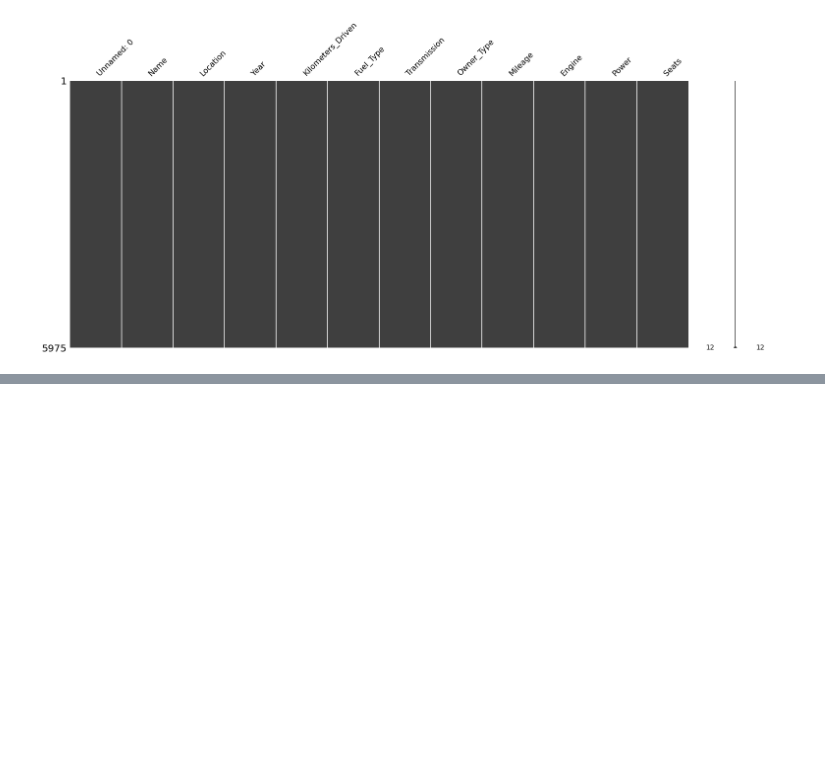
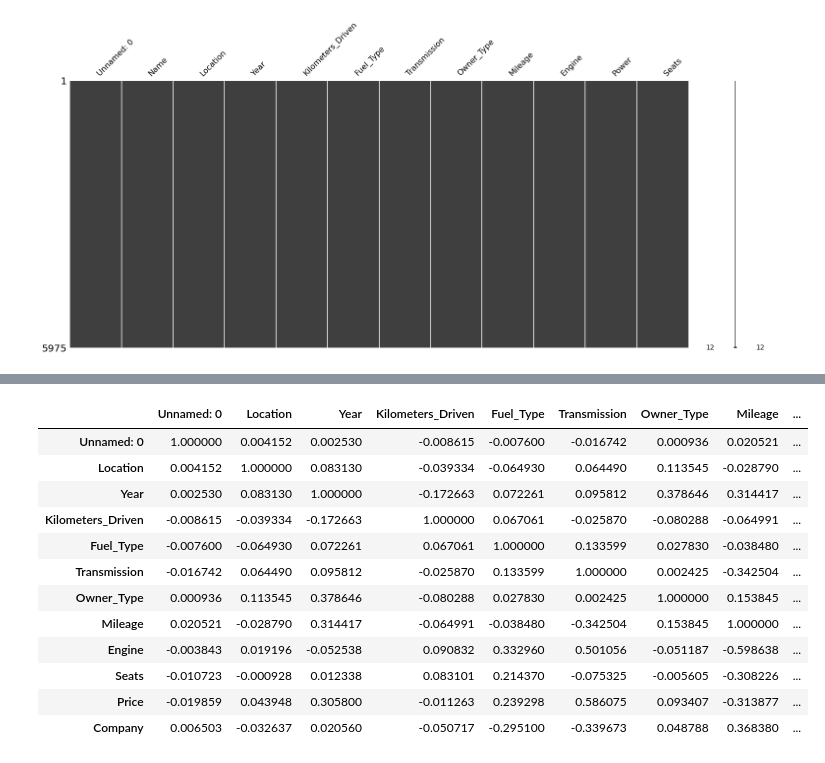
Before and after one commit to PrabhakaranD/used-car-price-prediction, a Jupyter notebook: Used_car_price_prediction.ipynb, the cells around one changed output, grey strips where cells are left out. Saved outputs shown, nothing was run; the diff lists cells and outputs as text; code cells hidden in the pictures; blank space fills up the shorter version.

```diff
--- a/Used_car_price_prediction.ipynb
+++ b/Used_car_price_prediction.ipynb
@@ -148,0 +254,16 @@ X['Seats'] = X['Seats'].astype('int')
+# %%
+X.corr()
+# %% [output]
+|  | Unnamed: 0 | Location | Year | Kilometers_Driven | Fuel_Type | Transmission | Owner_Type | Mileage | ... |
+| Unnamed: 0 | 1.000000 | 0.004152 | 0.002530 | -0.008615 | -0.007600 | -0.016742 | 0.000936 | 0.020521 | ... |
+| Location | 0.004152 | 1.000000 | 0.083130 | -0.039334 | -0.064930 | 0.064490 | 0.113545 | -0.028790 | ... |
+| Year | 0.002530 | 0.083130 | 1.000000 | -0.172663 | 0.072261 | 0.095812 | 0.378646 | 0.314417 | ... |
+| Kilometers_Driven | -0.008615 | -0.039334 | -0.172663 | 1.000000 | 0.067061 | -0.025870 | -0.080288 | -0.064991 | ... |
+| Fuel_Type | -0.007600 | -0.064930 | 0.072261 | 0.067061 | 1.000000 | 0.133599 | 0.027830 | -0.038480 | ... |
+| Transmission | -0.016742 | 0.064490 | 0.095812 | -0.025870 | 0.133599 | 1.000000 | 0.002425 | -0.342504 | ... |
+| Owner_Type | 0.000936 | 0.113545 | 0.378646 | -0.080288 | 0.027830 | 0.002425 | 1.000000 | 0.153845 | ... |
+| Mileage | 0.020521 | -0.028790 | 0.314417 | -0.064991 | -0.038480 | -0.342504 | 0.153845 | 1.000000 | ... |
+| Engine | -0.003843 | 0.019196 | -0.052538 | 0.090832 | 0.332960 | 0.501056 | -0.051187 | -0.598638 | ... |
+| Seats | -0.010723 | -0.000928 | 0.012338 | 0.083101 | 0.214370 | -0.075325 | -0.005605 | -0.308226 | ... |
+| Price | -0.019859 | 0.043948 | 0.305800 | -0.011263 | 0.239298 | 0.586075 | 0.093407 | -0.313877 | ... |
+| Company | 0.006503 | -0.032637 | 0.020560 | -0.050717 | -0.295100 | -0.339673 | 0.048788 | 0.368380 | ... |
```
Also changed, not shown: parts of 51 cells of this notebook.
